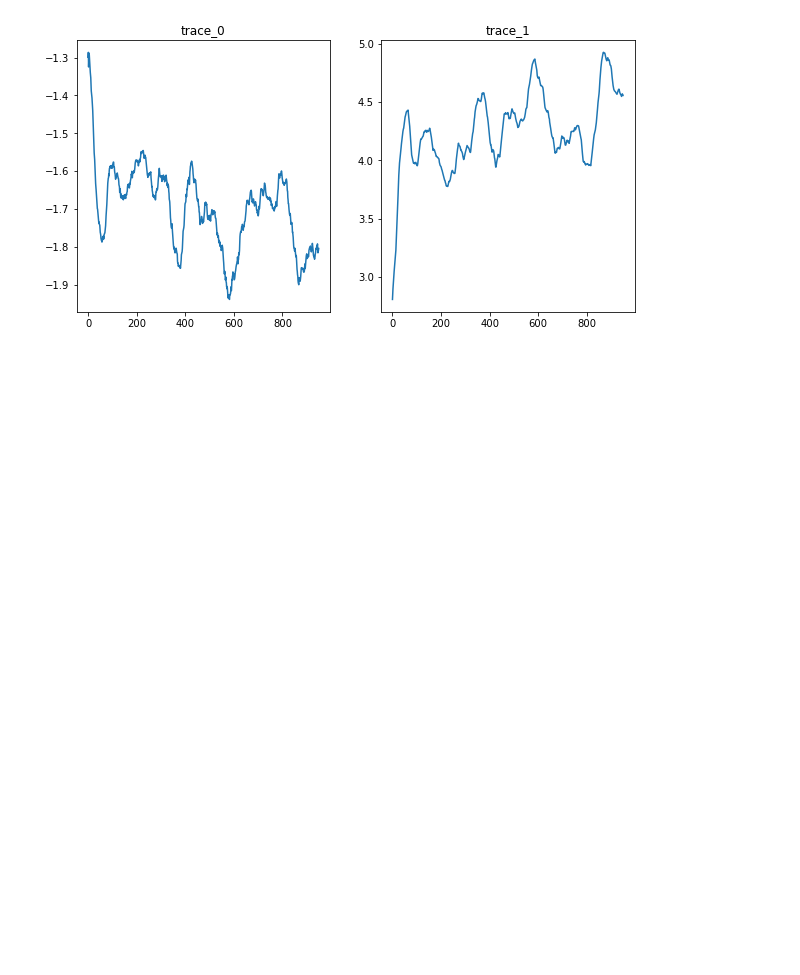
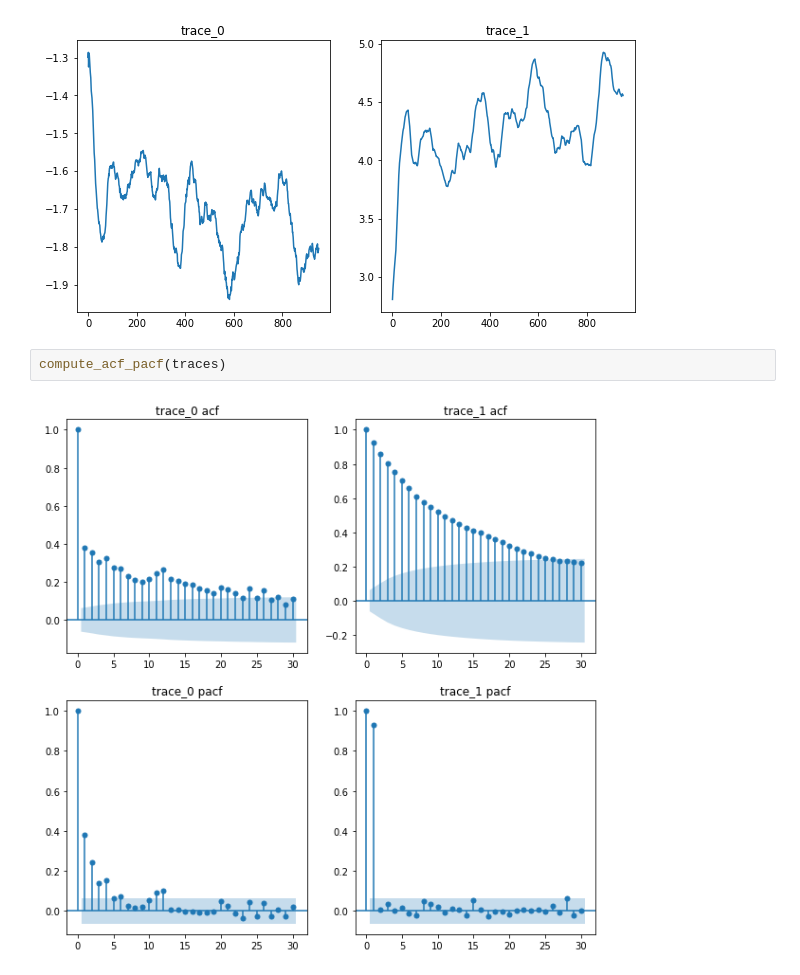
Before and after one commit to vb690/modules_comp_neuro_2021, a Jupyter notebook: advanced_quantitative_methods/units/9_time_series_analysis/unit_9_lab_assignement.ipynb, the cells around one changed output. Drawn from its saved outputs; the diff is of its cells as text; blank space fills up the shorter version.

```diff
--- a/advanced_quantitative_methods/units/9_time_series_analysis/unit_9_lab_assignement.ipynb
+++ b/advanced_quantitative_methods/units/9_time_series_analysis/unit_9_lab_assignement.ipynb
@@ -165,3 +178,7 @@ moving_average = moving_statistic(traces, np.mean, window=50)
 show_ts(moving_average)
 # %% [output]
 [figure]
+# %%
+compute_acf_pacf(traces)
+# %% [output]
+[figure, added]
```
Also changed, not shown: parts of 5 cells of this notebook.
